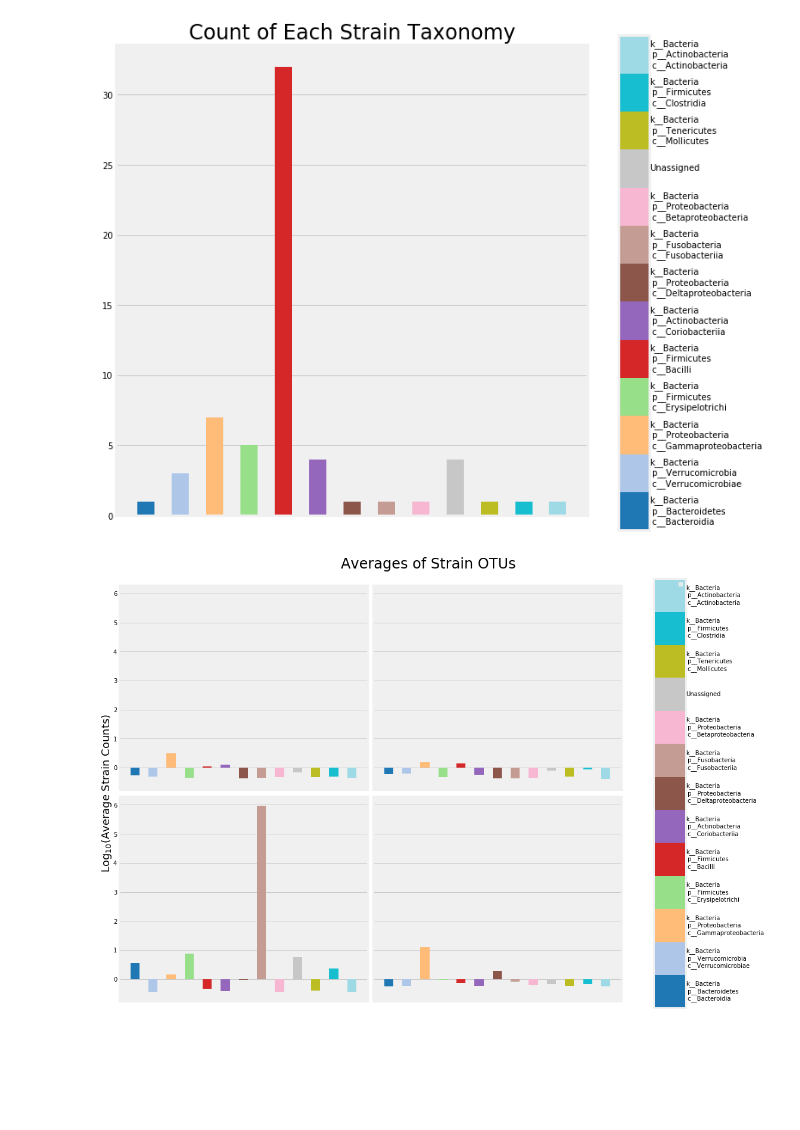
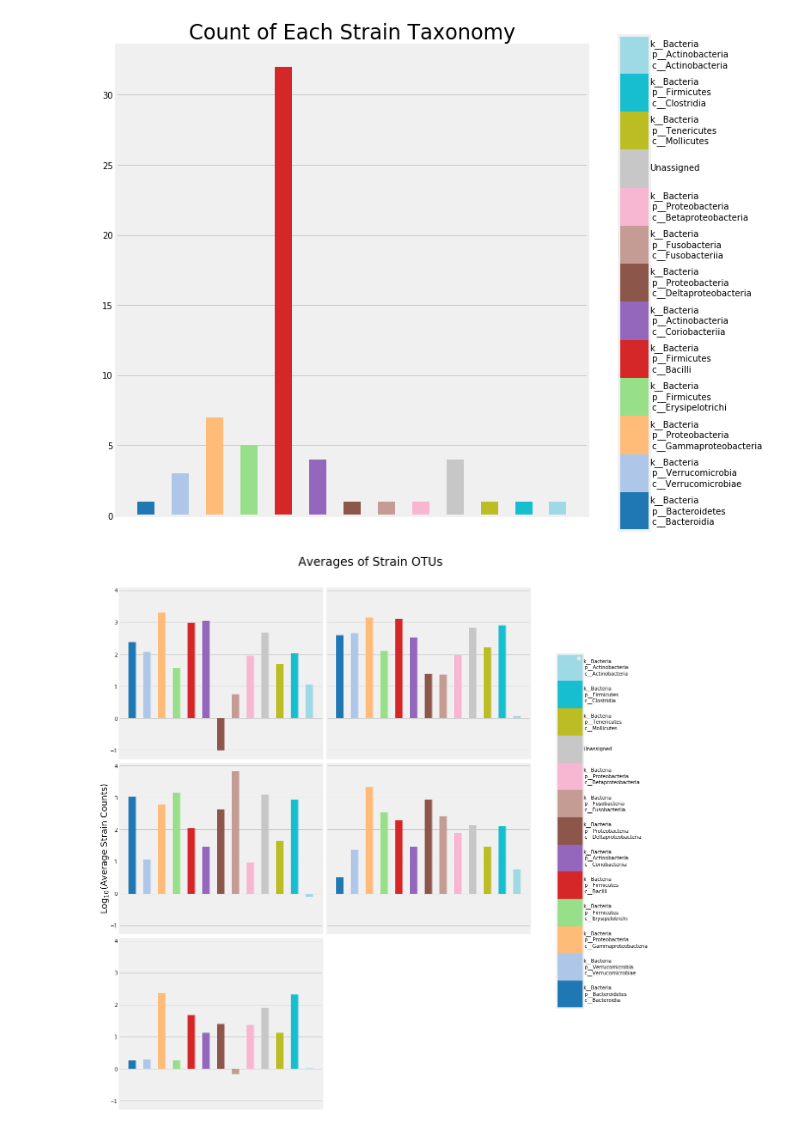
Before and after one commit to michaelwiest/microbiome-rnn, a Jupyter notebook: notebooks/Input Analysis.ipynb, the cells around one changed output. Drawn from its saved outputs; the diff is of its cells as text; code cells hidden in the pictures; blank space fills up the shorter version.

```diff
--- a/notebooks/Input Analysis.ipynb
+++ b/notebooks/Input Analysis.ipynb
@@ -68,7 +84,7 @@ colors_to_plot = [color_lookup[l] for l in labs]
 # Perform PCA Across Time
 # %%
 num_samples = len(oh.samples)
-fig, ax = plt.subplots(int(num_samples / 2), 2, figsize=(15, 10), sharex=True, sharey=False)
+fig, ax = plt.subplots(num_rows, num_cols, figsize=(subplot_height, subplot_width), sharex=False, sharey=False)
 axl = ax.flatten()
 for i, s in enumerate(oh.samples):
     zs = zscore(s.values, axis=0)
@@ -78,9 +94,9 @@ for i, s in enumerate(oh.samples):
     x_vals = t[:, 0]
     y_vals = t[:, 1]
     sc = axl[i].scatter(x_vals, y_vals, c=labs_to_ints, cmap=cmap, s=150, alpha=0.8)
-    axl[i].set_title('Sample: {} (Explained={})'.format(i,
-                                                               str(sum(pca.explained_variance_ratio_[:2]))[:5]
-                                                              ))
+    axl[i].set_title('{} (Explained={})'.format(file_labs[i],
+                                               str(sum(pca.explained_variance_ratio_[:2]))[:5]
+                                              ))
     axl[i].set_xlabel('PC$_0$ ({})'.format(str(pca.explained_variance_ratio_[0])[:5]))
     axl[i].set_ylabel('PC$_1$ ({})'.format(str(pca.explained_variance_ratio_[1])[:5]))
 
@@ -89,11 +105,15 @@ for i, s in enumerate(oh.samples):
 #         axl[i].annotate(txt, (x_vals[j], y_vals[j]), fontsize=6)
 
 fig.subplots_adjust(right=0.8)
-cbar_ax = fig.add_axes([0.85, 0.0, 0.05, 1])
+cbar_ax = fig.add_axes([0.85, colorbar_start, 0.05, colorbar_height])
 # fig.colorbar(im, cax=cbar_ax)
 cb = plt.colorbar(sc, cax=cbar_ax)
 cb.ax.get_yaxis().set_ticks([])
 for j, lab in enumerate(unique_labs):
     cb.ax.text(1, (2 * j + 1) / 26.0, lab, ha='left', va='center', fontsize=10)
 plt.suptitle('PCA Performed Across Time For Samples', fontsize=24, y=1.005)
+
+# Cleanup
+if num_rows * num_cols != len(oh.samples):
+    ax[-1, -1].axis('off')
 # %% [output]
@@ -102,5 +121,5 @@ Text(0.5,1.005,'PCA Performed Across Time For Samples')
 # %%
-fig, ax = plt.subplots(int(num_samples / 2), 2, figsize=(15, 10), sharex=True, sharey=False)
+fig, ax = plt.subplots(num_rows, num_cols, figsize=(subplot_height, subplot_width), sharex=False, sharey=False)
 axl = ax.flatten()
 for i, s in enumerate(oh.samples):
     zs = zscore(s.values, axis=1).T
@@ -108,11 +127,15 @@ for i, s in enumerate(oh.samples):
     pca.fit(zs)
     t = pca.transform(zs)
     sc = axl[i].scatter(t[:, 0], t[:, 1], c=range(t.shape[0]), cmap='viridis', s=50, alpha=0.4)
-    axl[i].set_title('Sample:{} Scatter (Explained={})'.format(i,
-                                                               str(sum(pca.explained_variance_ratio_[:2]))[:5]
-                                                              ))
+    axl[i].set_title('{} Scatter (Explained={})'.format(file_labs[i],
+                                                       str(sum(pca.explained_variance_ratio_[:2]))[:5]
+                                                      ))
     axl[i].set_xlabel('PC$_0$ ({})'.format(str(pca.explained_variance_ratio_[0])[:5]))
     axl[i].set_ylabel('PC$_1$ ({})'.format(str(pca.explained_variance_ratio_[1])[:5]))
     cb = plt.colorbar(sc, ax=axl[i])
 plt.suptitle('PCA Performed Across Samples', fontsize=24, y=1.005)
+
+# Cleanup
+if num_rows * num_cols != len(oh.samples):
+    ax[-1, -1].axis('off')
 # %% [output]
@@ -137,13 +159,6 @@ labels = ['\n'.join(c) for c in grouped[0].count().index]
 counts = [g.count().values[:, 0] for g in grouped]
 means = [g.mean().values[:, 0] for g in grouped]
 sums = [g.sum().values[:, 0] for g in grouped]
-# %%
-# Just a little math to figure out the dimensions of the plots. Because the number of samples could be variable.
-num_cols = 2
-num_rows = int(len(grouped) / num_cols) + (len(grouped) % num_cols)
-
-subplot_height = num_rows * 5
-subplot_width = num_cols * 7.5
 # %%
 fig, ax = plt.subplots(figsize=(10, 8))
 bar_width = 0.50
@@ -163,30 +178,35 @@ for j, lab in enumerate(unique_labs):
 [figure]
 # %%
 
-fig, ax = plt.subplots(int(len(grouped) / 2), 2, figsize=(subplot_width, subplot_height),
+fig, ax = plt.subplots(num_rows, num_cols, figsize=(subplot_width, subplot_height),
                        sharex=True, sharey=True)
 axl = ax.flatten()
 
 for i, c in enumerate(counts):
     bar_width = 0.50
-    rects1 = axl[i].bar(np.arange(len(labels)), (means[i]), bar_width, color=colors)
+    rects1 = axl[i].bar(np.arange(len(labels)), np.log10(means[i]), bar_width, color=colors)
     sm = ScalarMappable(cmap=cmap)
     sm.set_array([])
     axl[i].set_xticks([])
     plt.tight_layout()
 
 # This is all to get the colorbar on the right.
 fig.subplots_adjust(right=0.8)
-cbar_ax = fig.add_axes([0.85, 0, 0.05, 1])
+cbar_ax = fig.add_axes([0.85, colorbar_start, 0.05, colorbar_height])
 cb = plt.colorbar(sm, cax=cbar_ax)
 cb.ax.get_yaxis().set_ticks([])
 for j, lab in enumerate(unique_labs):
     cb.ax.text(1, (2 * j + 1) / 26.0, lab, ha='left', va='center', fontsize=10)
 
 plt.suptitle('Averages of Strain OTUs', y=1.05, fontsize=24)
 plt.legend(loc='upper right')
 fig.text(-0.01, 0.5, 'Log$_{10}$(Average Strain Counts)', va='center', rotation='vertical', fontsize=18)
+
+# Cleanup
+if num_rows * num_cols != len(oh.samples):
+    ax[-1, -1].axis('off')
+
 plt.show()
 # %% [output]
-[figure, old version]
+[figure, new version]
 # %%
```
Also changed, not shown: parts of 11 cells of this notebook, 1 other file.
